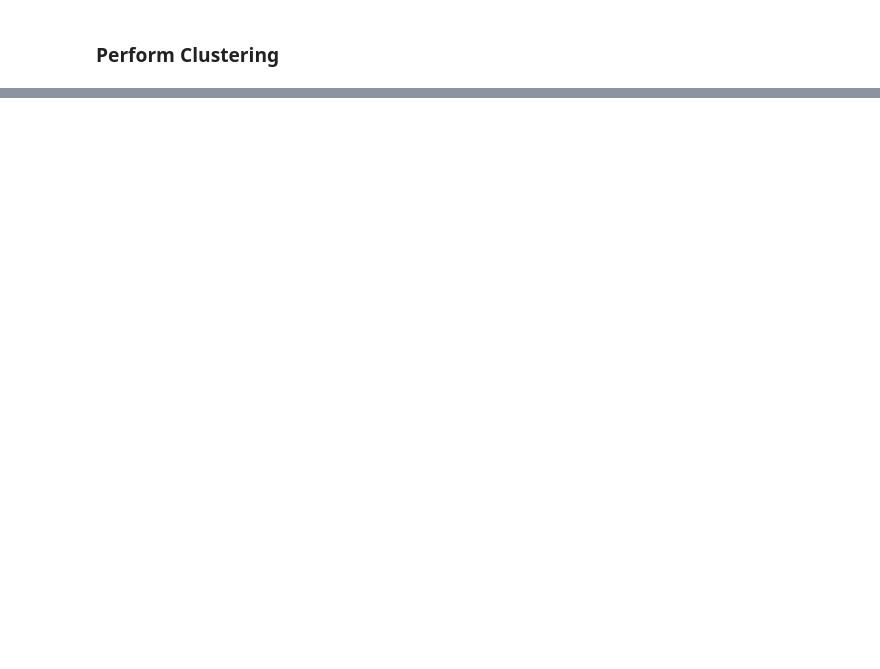
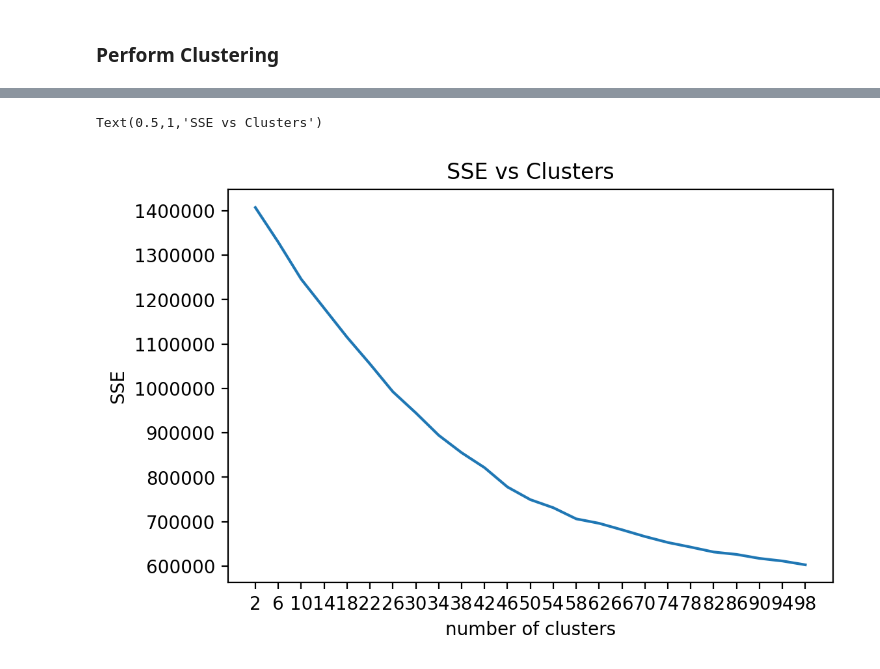
Before and after one commit to leomaxx/song_metis, a Jupyter notebook: project/project4_fletcher/twitter_cs_Tuesday.ipynb, the cells around one changed output, grey strips where cells are left out. Cells and saved outputs as stored; diff of their text form; code cells hidden in the pictures; blank space fills up the shorter version.

```diff
--- a/project/project4_fletcher/twitter_cs_Tuesday.ipynb
+++ b/project/project4_fletcher/twitter_cs_Tuesday.ipynb
@@ -794,0 +884,14 @@ AGENT:       you are welcome! if you ever need help with anything else, just giv
+# %%
+
+
+plt.figure(1)
+plt.clf()
+plt.figure(dpi=200)
+colors = cycle('byrcmykbgrcmykbgrcmykbgrcmyk')
+for k, col in zip(range(n_clusters_), colors):
+    my_members = labels == k
+    cluster_center = cluster_centers[k]
+    plt.plot(X[my_members, 0], X[my_members, 1], col + '.')
+    plt.plot(cluster_center[0], cluster_center[1], 'X', markerfacecolor='k',
+             markeredgecolor='k', markersize=14)
+plt.title('Estimated number of clusters: %d' % n_clusters_);
@@ -794,0 +932,11 @@ AGENT:       you are welcome! if you ever need help with anything else, just giv
+# %%
+SSEs = []
+Sil_coefs = []
+X = StandardScaler().fit_transform(lsa_tfidf_data)
+for k in range(2,100,4):
+    print ('clustering trial:', k)
+    km = KMeans(n_clusters=k, random_state=1)
+    km.fit(X)
+    labels = km.labels_
+    #Sil_coefs.append(metrics.silhouette_score(lsa_tfidf_data, labels, metric='euclidean'))
+    SSEs.append(get_SSE(X, labels)) # The SSE is just inertia, we could have just said km.inertia_
@@ -794,0 +989,13 @@ AGENT:       you are welcome! if you ever need help with anything else, just giv
+# %%
+k_clusters = range(2,100,4)
+plt.figure(dpi=200)
+
+# plot Intertia/SSE on ax2
+plt.plot(k_clusters, SSEs)
+plt.xlabel('number of clusters')
+plt.ylabel('SSE')
+plt.xticks(np.arange(2, 100, step=4));
+plt.title ('SSE vs Clusters')
+# %% [output]
+Text(0.5,1,'SSE vs Clusters')
+[figure, added]
```
Also changed, not shown: parts of 39 cells of this notebook, 2 other files.
